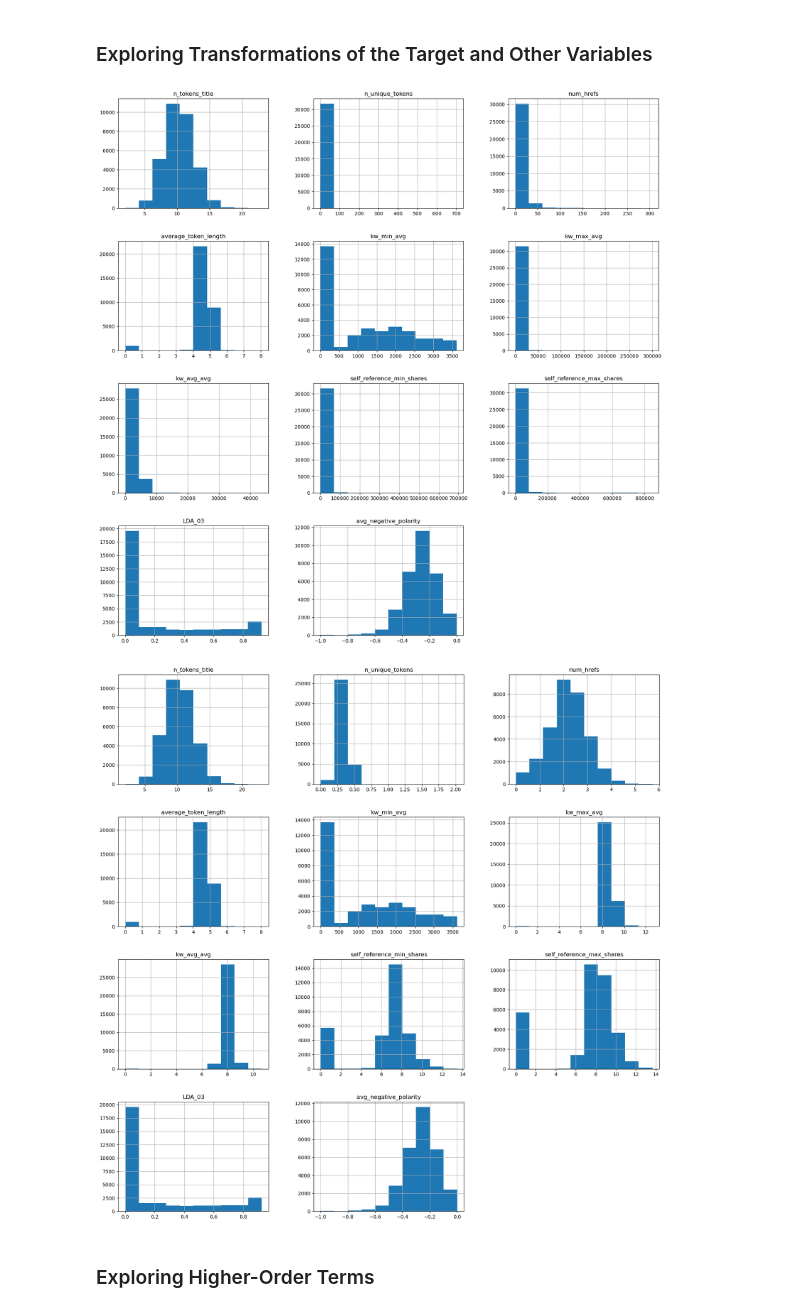
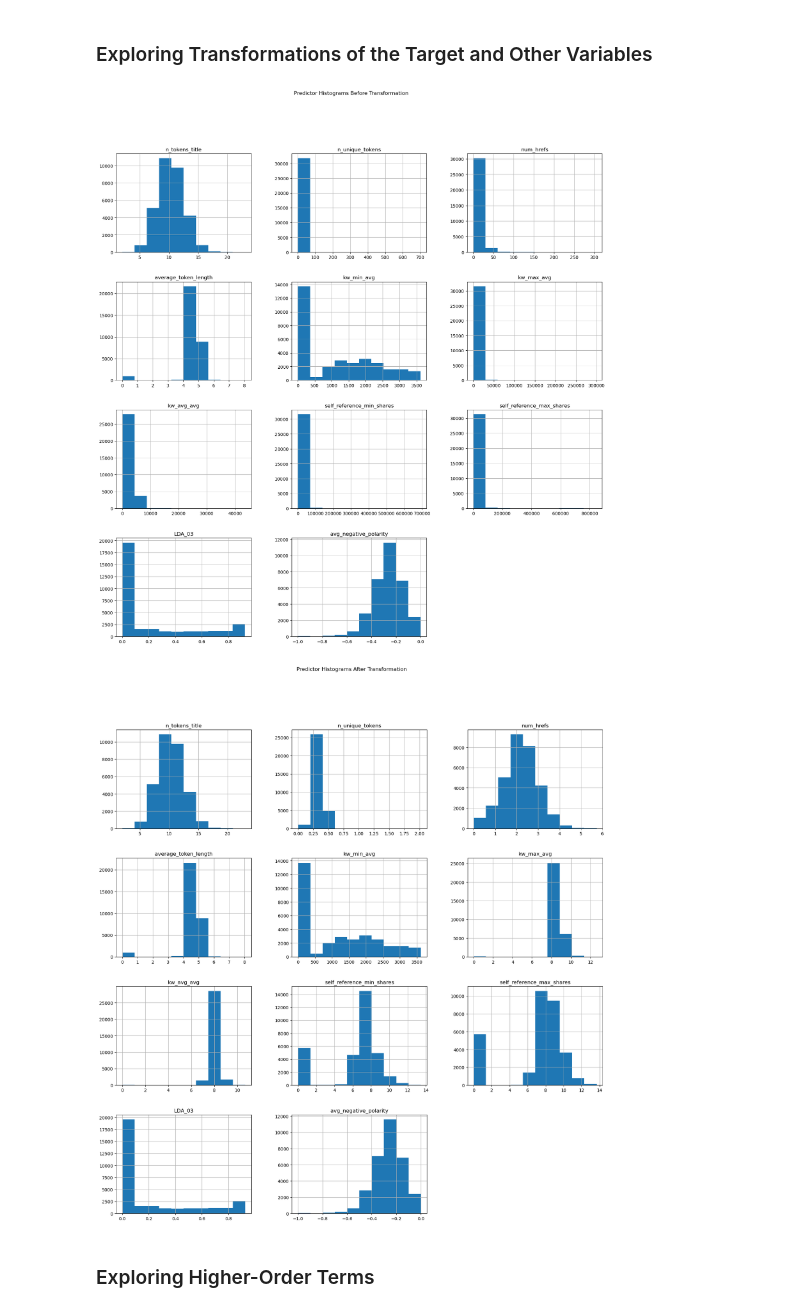
Before and after one commit to stat220/final-lab-group-18, a Jupyter notebook: Stat_220_Final_Lab.ipynb, the cells around one changed output. Saved outputs shown, nothing was run; the diff lists cells and outputs as text; code cells hidden in the pictures.

```diff
--- a/Stat_220_Final_Lab.ipynb
+++ b/Stat_220_Final_Lab.ipynb
@@ -166,11 +166,12 @@ y_train_log = np.log1p(y_train)
 y_test_log = np.log1p(y_test)
 # %%
 X_train.hist(figsize=(20, 20))
+plt.suptitle('Predictor Histograms Before Transformation')
 plt.show()
 # Based on these graphs, a log transformation may be indicated for n_unique_tokens, num_hrefs, kw_max_avg, kw_avg_avg,
 # self_reference_min_shares, self_reference_max_shares, and n_unique_tokens
 # %% [output]
-[figure, old version]
+[figure, new version]
 # %%
 X_train['n_unique_tokens'] = np.log1p(X_train['n_unique_tokens'])
 X_train['num_hrefs'] = np.log1p(X_train['num_hrefs'])
@@ -181,6 +182,7 @@ X_train['self_reference_max_shares'] = np.log1p(X_train['self_reference_max_shar
 X_train['n_unique_tokens'] = np.log1p(X_train['n_unique_tokens'])
 
 X_train.hist(figsize=(20, 20))
+plt.suptitle('Predictor Histograms After Transformation')
 plt.show()
 
 # transform test data
@@ -192,7 +194,7 @@ X_test['self_reference_min_shares'] = np.log1p(X_test['self_reference_min_shares
 X_test['self_reference_max_shares'] = np.log1p(X_test['self_reference_max_shares'])
 X_test['n_unique_tokens'] = np.log1p(X_test['n_unique_tokens'])
 # %% [output]
-[figure, old version]
+[figure, new version]
 # %% [markdown]
 ### Exploring Higher-Order Terms
 # %% [markdown]
```
Also changed, not shown: parts of 1 cell of this notebook.
